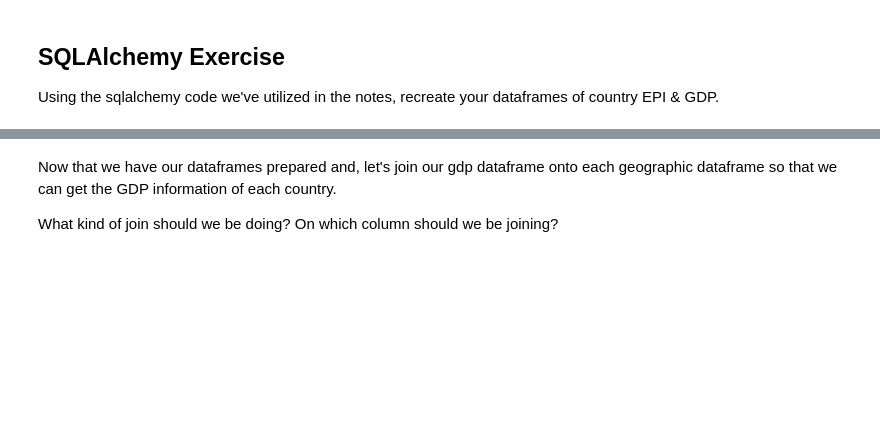
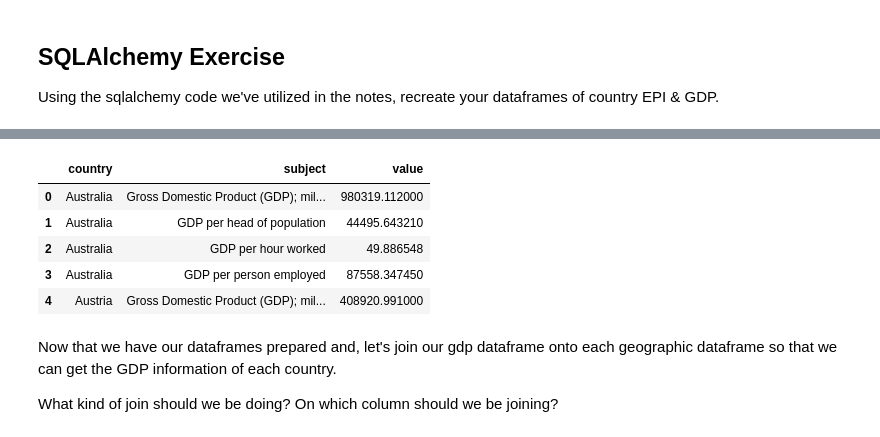
Before and after one commit to The-Knowledge-House/DS_22, a Jupyter notebook: phase_2/week_9/1_31/intermediate_sql_coding_exercise.ipynb, the cells around one changed output, grey strips where cells are left out. Saved outputs shown, nothing was run; the diff lists cells and outputs as text; code cells hidden in the pictures; blank space fills up the shorter version.

```diff
--- a/phase_2/week_9/1_31/intermediate_sql_coding_exercise.ipynb
+++ b/phase_2/week_9/1_31/intermediate_sql_coding_exercise.ipynb
@@ -39,3 +51,12 @@ epi_df = pd.DataFrame(results_epi, columns=['country', 'air_h', 'population07',
+# %%
+gdp_df.head()
+# %% [output]
+|  | country | subject | value |
+| 0 | Australia | Gross Domestic Product (GDP); mil... | 980319.112000 |
+| 1 | Australia | GDP per head of population | 44495.643210 |
+| 2 | Australia | GDP per hour worked | 49.886548 |
+| 3 | Australia | GDP per person employed | 87558.347450 |
+| 4 | Austria | Gross Domestic Product (GDP); mil... | 408920.991000 |
 # %% [markdown]
 Now that we have our dataframes prepared and, let's join our gdp dataframe onto each geographic dataframe so that we can get the GDP information of each country.
 
```
Also changed, not shown: parts of 3 cells of this notebook, 4 other files.
